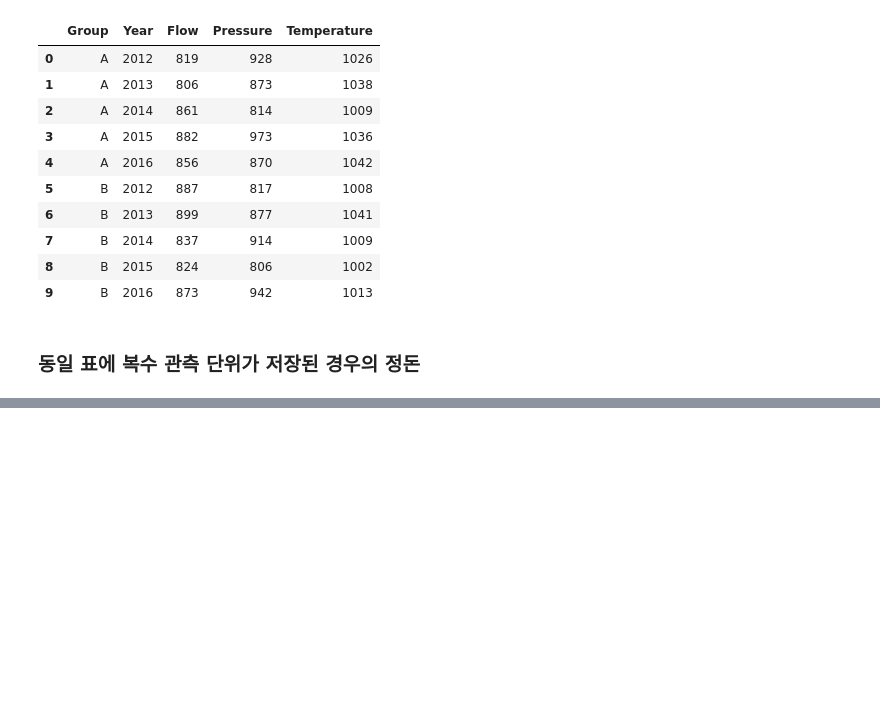
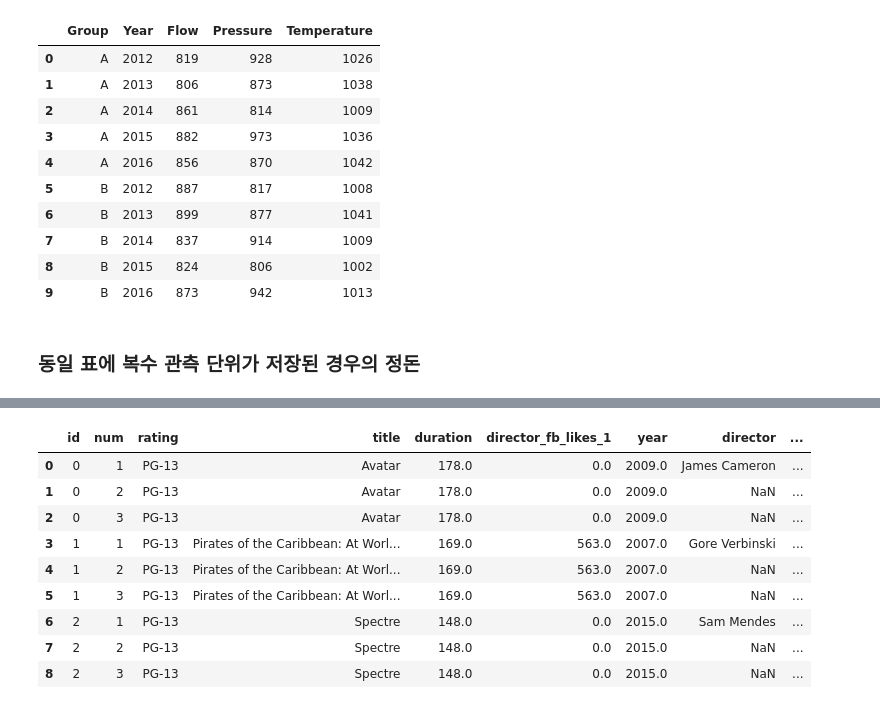
Before and after one commit to liberalapes/pandas_cookbook, a Jupyter notebook: 08장 정돈된 형태로 데이터 재구성.ipynb, the cells around one changed output, grey strips where cells are left out. Drawn from its saved outputs; the diff is of its cells as text; code cells hidden in the pictures; blank space fills up the shorter version.

```diff
--- a/08장 정돈된 형태로 데이터 재구성.ipynb
+++ b/08장 정돈된 형태로 데이터 재구성.ipynb
@@ -1000,3 +987,6 @@ sensors.set_index(['Group','Property']) \
 | 9 | B | 2016 | 873 | 942 | 1013 |
 # %% [markdown]
 ### 동일 표에 복수 관측 단위가 저장된 경우의 정돈
+# %%
+movie = pd.read_csv(pwd + '/movie_altered.csv')
+movie.head()
@@ -1002,0 +1000,3 @@ sensors.set_index(['Group','Property']) \
+# %%
+movie.insert(0, 'id', np.arange(len(movie))) #컬럼 추가, 0부터
+movie.head()
@@ -1002,0 +1010,16 @@ sensors.set_index(['Group','Property']) \
+# %%
+stubnames = ['director', 'director_fb_like', 'actor', 'actor_fb_likes']
+movie_long = pd.wide_to_long(movie, stubnames=stubnames, i = 'id', j = 'num', sep = '_').reset_index()
+movie_long['num'] = movie_long['num'].astype(int)
+movie_long.head(9)
+# %% [output]
+|  | id | num | rating | title | duration | director_fb_likes_1 | year | director | ... |
+| 0 | 0 | 1 | PG-13 | Avatar | 178.0 | 0.0 | 2009.0 | James Cameron | ... |
+| 1 | 0 | 2 | PG-13 | Avatar | 178.0 | 0.0 | 2009.0 | NaN | ... |
+| 2 | 0 | 3 | PG-13 | Avatar | 178.0 | 0.0 | 2009.0 | NaN | ... |
+| 3 | 1 | 1 | PG-13 | Pirates of the Caribbean: At Worl... | 169.0 | 563.0 | 2007.0 | Gore Verbinski | ... |
+| 4 | 1 | 2 | PG-13 | Pirates of the Caribbean: At Worl... | 169.0 | 563.0 | 2007.0 | NaN | ... |
+| 5 | 1 | 3 | PG-13 | Pirates of the Caribbean: At Worl... | 169.0 | 563.0 | 2007.0 | NaN | ... |
+| 6 | 2 | 1 | PG-13 | Spectre | 148.0 | 0.0 | 2015.0 | Sam Mendes | ... |
+| 7 | 2 | 2 | PG-13 | Spectre | 148.0 | 0.0 | 2015.0 | NaN | ... |
+| 8 | 2 | 3 | PG-13 | Spectre | 148.0 | 0.0 | 2015.0 | NaN | ... |
```
Also changed, not shown: parts of 33 cells of this notebook.
